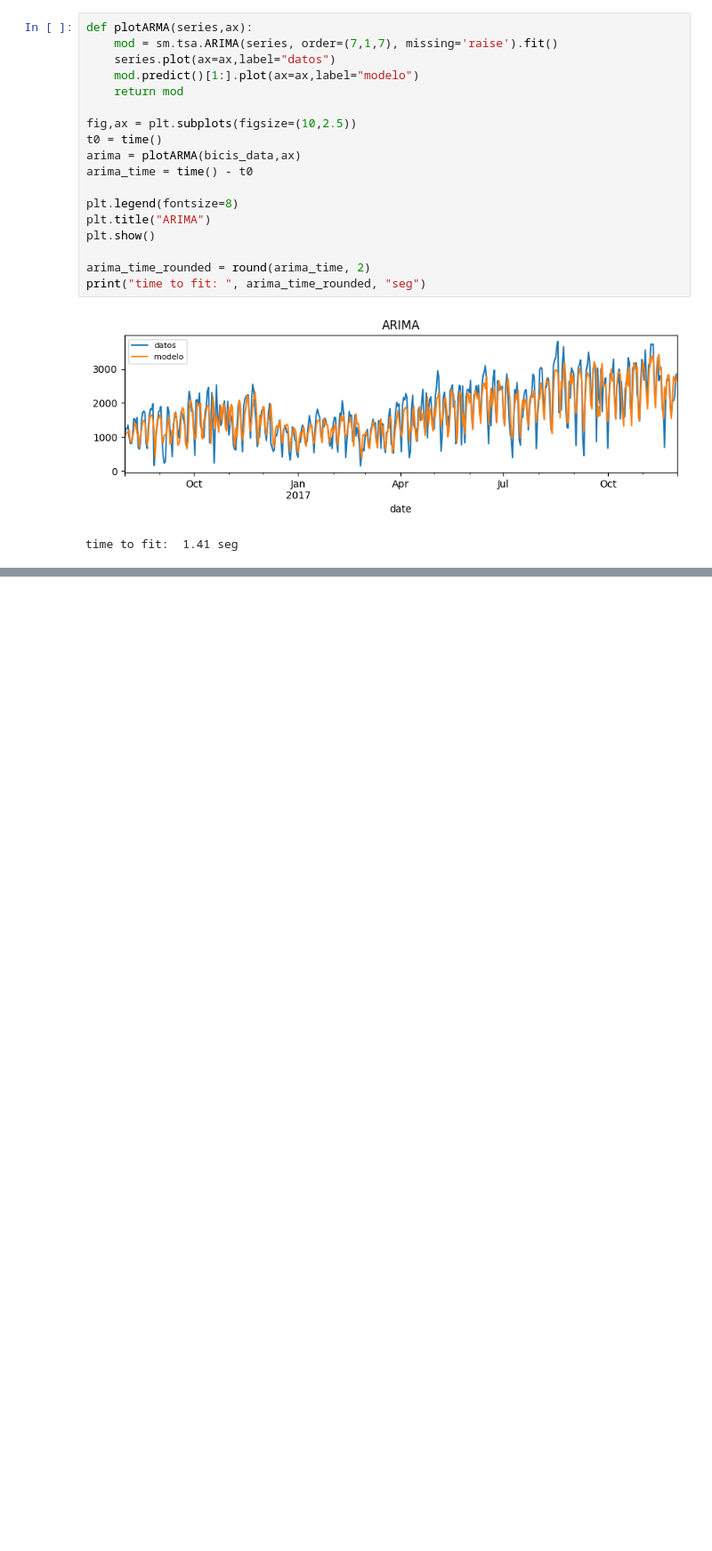
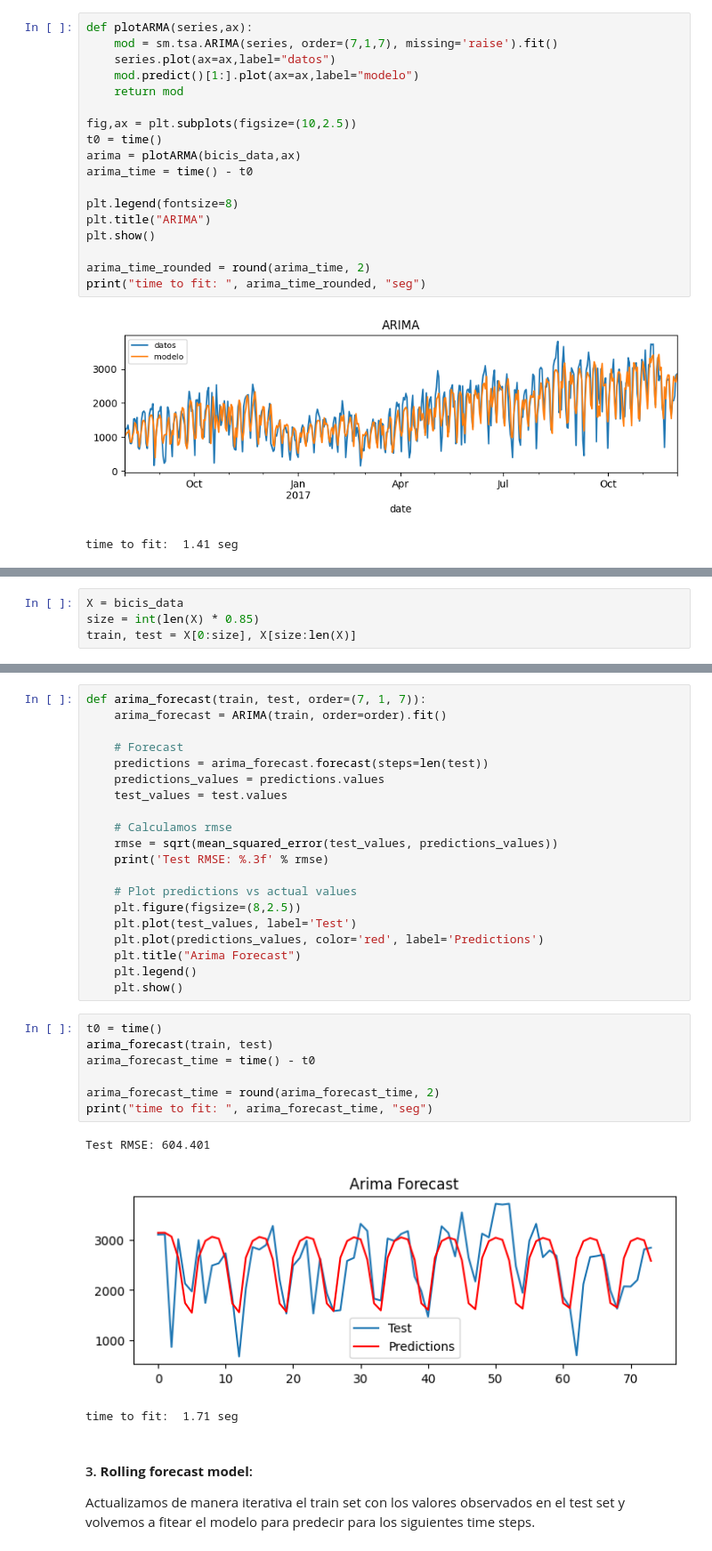
Before and after one commit to marianataglio/seriestemporales, a Jupyter notebook: 02 - Modelos(S)ARIMA.ipynb, the cells around one changed output, grey strips where cells are left out. Shown at 89% size. Saved outputs shown, nothing was run; the diff lists cells and outputs as text; blank space fills up the shorter version.

```diff
--- a/02 - Modelos(S)ARIMA.ipynb
+++ b/02 - Modelos(S)ARIMA.ipynb
@@ -104,0 +120,4 @@ time to fit:  1.41 seg
+# %%
+X = bicis_data
+size = int(len(X) * 0.85)
+train, test = X[0:size], X[size:len(X)]
@@ -104,0 +127,34 @@ time to fit:  1.41 seg
+# %%
+def arima_forecast(train, test, order=(7, 1, 7)):
+    arima_forecast = ARIMA(train, order=order).fit()
+
+    # Forecast
+    predictions = arima_forecast.forecast(steps=len(test))
+    predictions_values = predictions.values
+    test_values = test.values
+
+    # Calculamos rmse
+    rmse = sqrt(mean_squared_error(test_values, predictions_values))
+    print('Test RMSE: %.3f' % rmse)
+
+    # Plot predictions vs actual values
+    plt.figure(figsize=(8,2.5))
+    plt.plot(test_values, label='Test')
+    plt.plot(predictions_values, color='red', label='Predictions')
+    plt.title("Arima Forecast")
+    plt.legend()
+    plt.show()
+# %%
+t0 = time()
+arima_forecast(train, test)
+arima_forecast_time = time() - t0
+
+arima_forecast_time = round(arima_forecast_time, 2)
+print("time to fit: ", arima_forecast_time, "seg")
+# %% [output]
+Test RMSE: 604.401
+[figure, added]
+time to fit:  1.71 seg
+# %% [markdown]
+#### 3. **Rolling forecast model**:
+Actualizamos de manera iterativa el train set con los valores observados en el test set y volvemos a fitear el modelo para predecir para los siguientes time steps.
```
Also changed, not shown: parts of 11 cells of this notebook.
